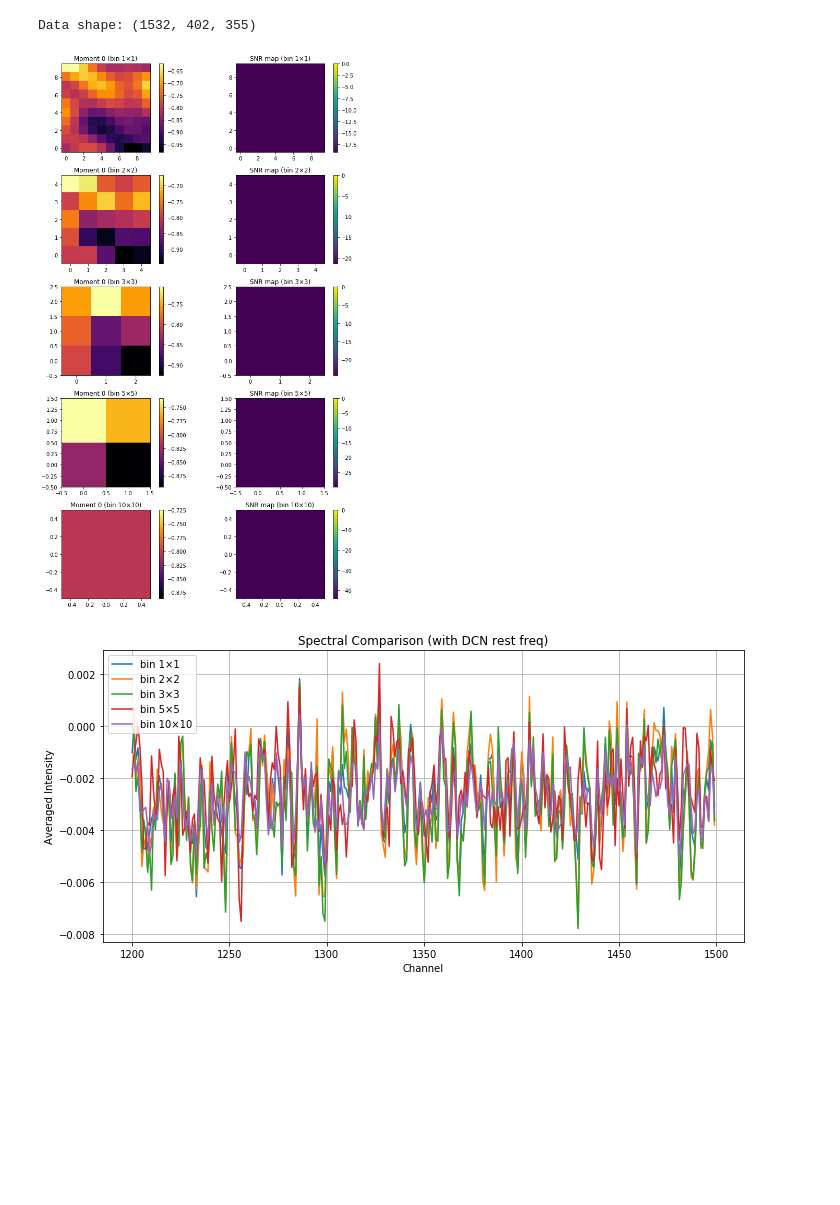
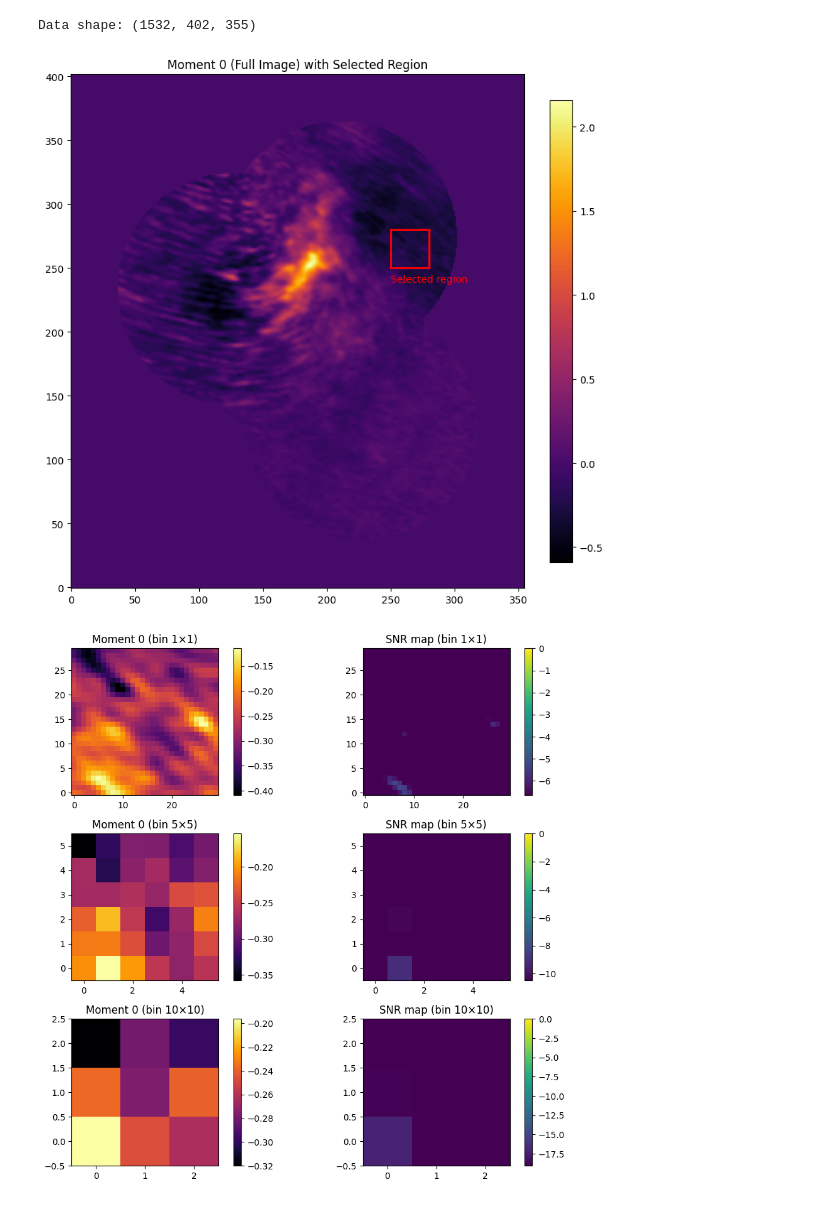
Before and after one commit to SaturnZC/ALMA_project, a Jupyter notebook: pixel_binning_test/pixel_binning_test.ipynb, the cells around one changed output. Drawn from its saved outputs; the diff is of its cells as text; code cells hidden in the pictures; blank space fills up the shorter version.

```diff
--- a/pixel_binning_test/pixel_binning_test.ipynb
+++ b/pixel_binning_test/pixel_binning_test.ipynb
@@ -2,25 +2,25 @@
 import numpy as np
 import matplotlib.pyplot as plt
 from astropy.io import fits
+import matplotlib.patches as patches
 
+# ==== Set input file and channel range ====
+cube_file = r"/Users/ccc/Desktop/research/baobab/ALMA_project/datacubes/spw0.fits"
+v1, v2 = 1100, 1200  # Channel range to analyze (adjust as needed) #DCN channel is 784
 
-# ==== 設定輸入檔案與頻道範圍 ====
-cube_file = r"/Users/ccc/Desktop/research/baobab/ALMA_project/datacubes/spw0.fits"
-v1, v2 = 1200, 1500  # 要分析的頻道範圍（可自行調整）#DCN channel為784
-
-# ==== 讀取 FITS 資料 ====
+# ==== Read FITS data ====
 data = fits.getdata(cube_file)       # shape: (stokes, freq, y, x)
 header = fits.getheader(cube_file)
-cube = data[0, :, :, :]              # 取 Stokes I：shape = (freq, y, x)
+cube = data[0, :, :, :]
 print(f"Data shape: {cube.shape}")
 
-# ==== 擷取指定頻道區段 ====
-y1, y2 = 250, 260   # y 範圍
-x1, x2 = 280, 290   # x 範圍
+# ==== Extract specified channel region ====
+y1, y2 = 250, 280   # y range
+x1, x2 = 250, 280   # x range
 subcube = cube[v1:v2, y1:y2, x1:x2]  # shape: (n_chan, y, x)
-channels = np.arange(v1, v2)         # 原始頻道編號（橫軸用）
+channels = np.arange(v1, v2)         # Original channel numbers (for x-axis)
 
-# ==== 合併函數 ====
+# ==== Binning function ====
 def spatial_bin_cube(cube, bin_factor):
     freq, ny, nx = cube.shape
     new_ny = ny // bin_factor
@@ -30,21 +30,40 @@ def spatial_bin_cube(cube, bin_factor):
     binned = reshaped.mean(axis=(2, 4))
     return binned
 
-# ==== 設定 binning 尺寸 ====
-bin_sizes = [1, 2, 3, 5, 10]  # 可自行調整 binning 尺寸
+# ==== Set binning sizes ====
+bin_sizes = [1, 5, 10]  # Adjust binning sizes as needed
 moment0_maps = {}
 snr_maps = {}
 
 for b in bin_sizes:
     binned = subcube if b == 1 else spatial_bin_cube(subcube, b)
     moment0 = np.nansum(binned, axis=0)
-    rms = np.nanstd(binned, axis=0) * np.sqrt(binned.shape[0])
-    snr = moment0 / (rms + 1e-10)
+    rms = np.nanstd(binned, axis=0) * np.sqrt(binned.shape[0]) # RMS calculation
+    snr = moment0 / (rms + 1e-10) # Avoid division by zero
 
     moment0_maps[b] = moment0
     snr_maps[b] = snr
 
-# ==== 顯示 Moment 0 / SNR Map ====
+# ==== Show original Moment 0 map and draw selected region ====
+moment0_full = np.nansum(cube[v1:v2, :, :], axis=0)
+fig, ax = plt.subplots(figsize=(8, 8))
+im = ax.imshow(moment0_full, origin='lower', cmap='inferno')
+plt.colorbar(im, ax=ax, fraction=0.046)
+ax.set_title("Moment 0 (Full Image) with Selected Region")
+
+# Draw the selected region
+rect = patches.Rectangle(
+    (x1, y1),           # Bottom-left coordinate (x, y)
+    x2 - x1,            # Width
+    y2 - y1,            # Height
+    linewidth=2, edgecolor='red', facecolor='none'
+)
+ax.add_patch(rect)
+ax.text(x1, y1-5, "Selected region", color='red', fontsize=10, va='top')
+plt.tight_layout()
+plt.show()
+
+# ==== Show Moment 0 / SNR Map ====
 fig, axes = plt.subplots(len(bin_sizes), 2, figsize=(10, 3*len(bin_sizes)))
 for i, b in enumerate(bin_sizes):
     ax0, ax1 = axes[i]
@@ -59,7 +78,7 @@ for i, b in enumerate(bin_sizes):
 plt.tight_layout()
 plt.show()
 
-# ==== 光譜比較圖（以 channel 為橫軸，加入 rest 頻率標示）====
+# ==== Spectral comparison plot (channel as x-axis, with rest frequency marker) ====
 fig, ax = plt.subplots(figsize=(10, 5))
 ny, nx = subcube.shape[1:]
 y0, x0 = ny // 2, nx // 2
@@ -67,38 +86,35 @@ y0, x0 = ny // 2, nx // 2
 for b in bin_sizes:
     if b == 1:
         cube_use = subcube
-        roi = cube_use[:, y0 - 2:y0 + 3, x0 - 2:x0 + 3]  # 中心 5x5
+        roi = cube_use[:, y0 - 2:y0 + 3, x0 - 2:x0 + 3]  # Center 5x5
     else:
         cube_use = spatial_bin_cube(subcube, b)
         yb, xb = y0 // b, x0 // b
         roi = cube_use[:, yb:yb + 1, xb:xb + 1]
 
     spec = roi.mean(axis=(1, 2))
     ax.plot(np.arange(v1, v2), spec, label=f'bin {b}×{b}')
 
-# ==== 加入 DCN rest 頻率所在 channel 的紅線標示 ====
-# 利用前面 header 的參數計算
+# ==== Add red line for DCN rest frequency channel ====
 crval = header['CRVAL3']
 cdelt = header['CDELT3']
 crpix = header['CRPIX3']
 restfreq = 217.238530e9  # Hz
 
-# velocity = 0 km/s 對應的 channel
 channel_rest = crpix - crval / cdelt
-rest_index = int(round(channel_rest - 1))  # 轉為 Python index
+rest_index = int(round(channel_rest - 1))  # Convert to Python index
 
-# 若在範圍內才畫
 if v1 <= rest_index < v2:
     ax.axvline(rest_index, color='r', linestyle='--', label='DCN rest freq (v=0)')
 
 ax.set_xlabel("Channel")
 ax.set_ylabel("Averaged Intensity")
 ax.set_title("Spectral Comparison (with DCN rest freq)")
 ax.legend()
 ax.grid(True)
 plt.tight_layout()
 plt.show()
 # %% [output]
 Data shape: (1532, 402, 355)
-[figure, old version]
+[figure, new version]
-[figure, old version]
+[figure, new version]
```
Also changed, not shown: parts of 2 cells of this notebook.
